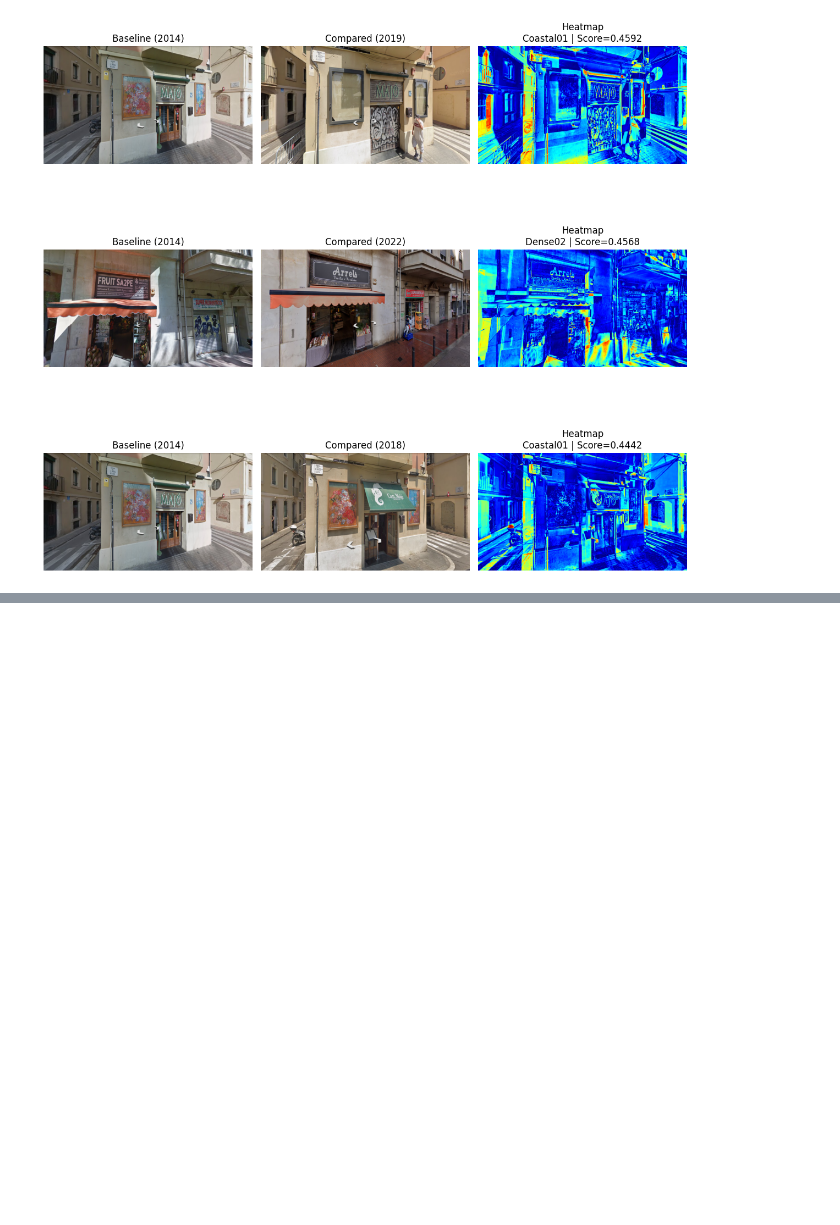
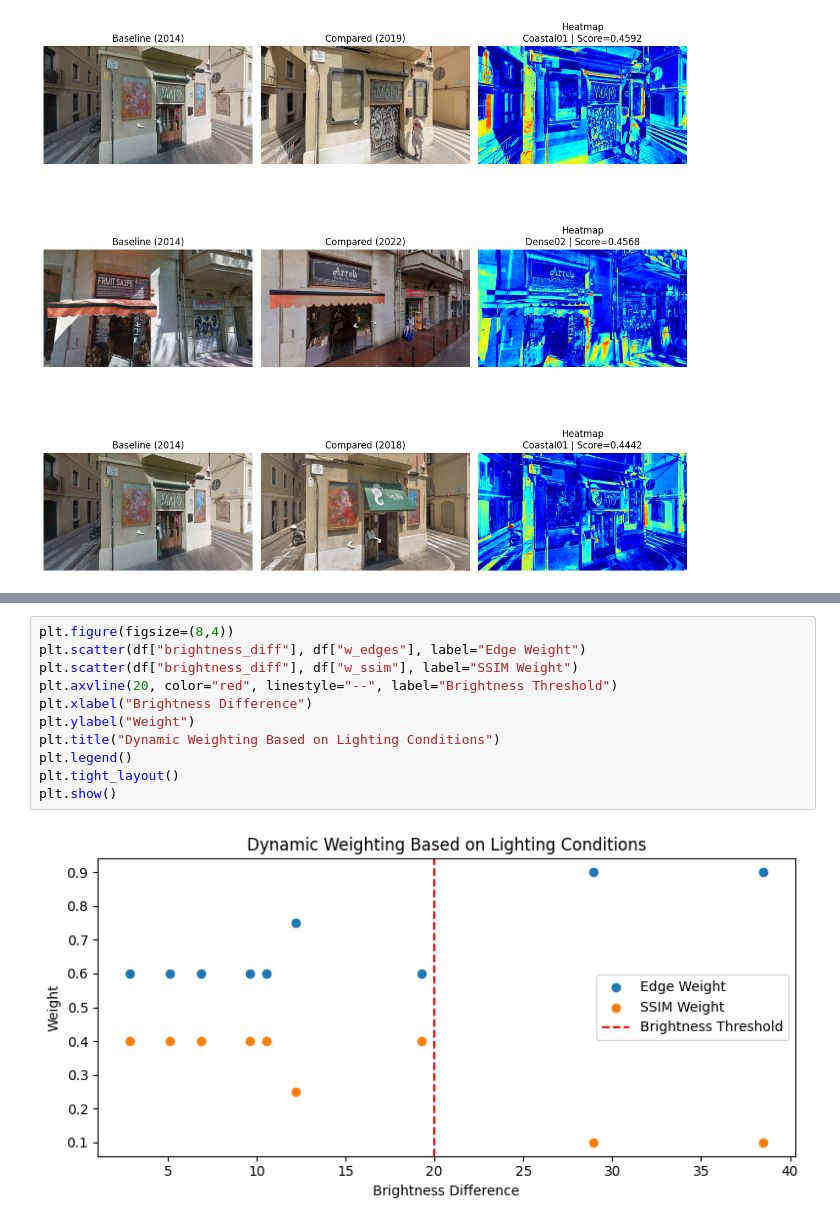
Before and after one commit to Bassam-Alswehry/temporal-analysis-of-urban-areas-using-computer-vision-part1, a Jupyter notebook: temporal_analysis_of_urban_areas_part1.ipynb, the cells around one changed output, grey strips where cells are left out. Saved outputs shown, nothing was run; the diff lists cells and outputs as text; blank space fills up the shorter version.

```diff
--- a/temporal_analysis_of_urban_areas_part1.ipynb
+++ b/temporal_analysis_of_urban_areas_part1.ipynb
@@ -266,0 +279,13 @@ plt.show()
+# %%
+plt.figure(figsize=(8,4))
+plt.scatter(df["brightness_diff"], df["w_edges"], label="Edge Weight")
+plt.scatter(df["brightness_diff"], df["w_ssim"], label="SSIM Weight")
+plt.axvline(20, color="red", linestyle="--", label="Brightness Threshold")
+plt.xlabel("Brightness Difference")
+plt.ylabel("Weight")
+plt.title("Dynamic Weighting Based on Lighting Conditions")
+plt.legend()
+plt.tight_layout()
+plt.show()
+# %% [output]
+[figure, added]
```
Also changed, not shown: parts of 1 cell of this notebook.
